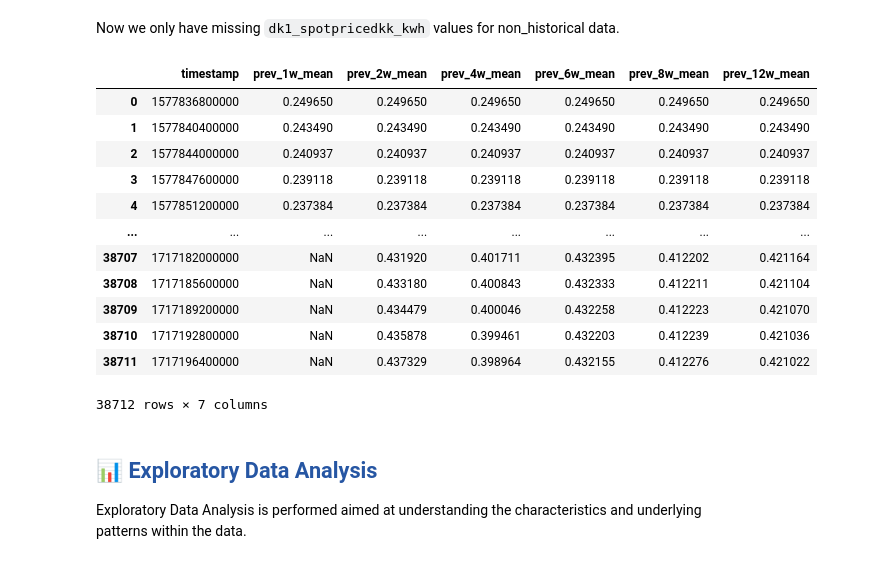
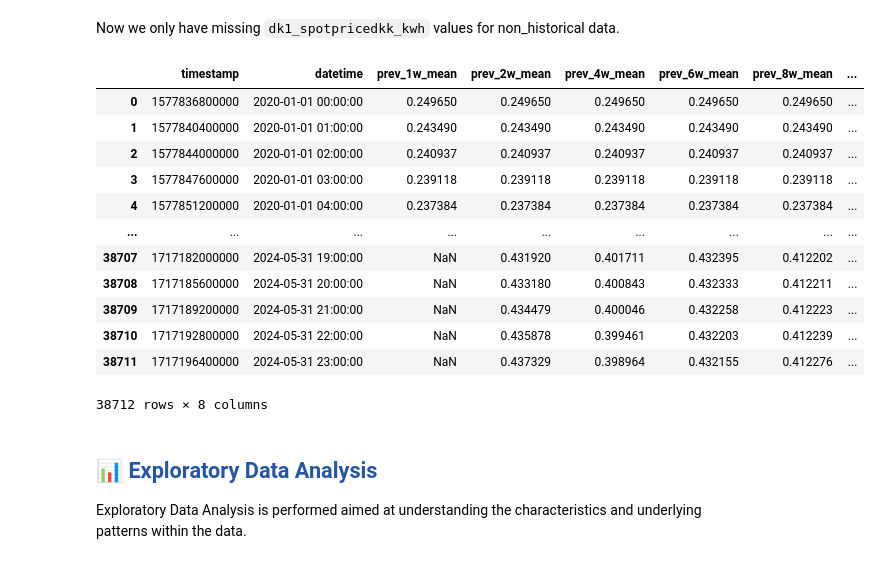
Before and after one commit to Benj3037/bds_m7_second-semester-project, a Jupyter notebook: pipeline/1_feature_backfill.ipynb, the cells around one changed output. Saved outputs shown, nothing was run; the diff lists cells and outputs as text; code cells hidden in the pictures.

```diff
--- a/pipeline/1_feature_backfill.ipynb
+++ b/pipeline/1_feature_backfill.ipynb
@@ -54,7 +54,7 @@ The first dataset we load is hourly electricity prices per day from Energinet/Da
 # Fetching historical electricity prices for area DK1 from January 1, 2020
 # Note: The end date is currently left out to retrieve data up to the day before present date
 # Today is not included in the data as it is not historical data
-electricity_df = electricity_prices.electricity_prices(
+electricity_price_df = electricity_prices.electricity_prices(
     historical=True,
     area=["DK1"],
     start='2020-01-01'
@@ -287,14 +336,14 @@ print(f"Fetching historical calendar from {start} to {end}")
 Fetching historical calendar from 2020-01-01 to 2024-05-31
 # %%
 # Fetching the Danish calendar from January 1, 2020 to the present day plus 7 days. Frequency is set to hourly
-calendar_hours_df = calendar.calendar_denmark(
+danish_calendar_hours_df = calendar.calendar_denmark(
     freq='H',
     start=start,
     end=end
 )
 # %%
 # Merging the electricity and calendar dataframes
-merge_data = pd.merge(electricity_df, calendar_hours_df, how='right', left_on='timestamp', right_on='timestamp')
+merge_data = pd.merge(electricity_price_df, danish_calendar_hours_df, how='right', left_on='timestamp', right_on='timestamp')
 
 # Drop and rename columns
 merge_data = merge_data.drop(columns=['date_x', 'datetime_x', 'hour_x'])
@@ -322,16 +371,16 @@ merge_data[merge_data['dk1_spotpricedkk_kwh'].isna()]
 We can see in the above dataframe that there are some missing historical `dk1_spotpricedkk_kwh` values when we merge on hour. Therefore we want to fill in the gap with the `dk1_spotpricedkk_kwh` of the previous hour. We only want to adjust historical data, therefore, we set `['datetime'].dt.date < today`.
 # %%
 # First we make a copy of the merged data for versioning. Ensures that the original merged data remains unchanged
-merge_data_for_rolling = merge_data.copy()
+merge_data_for_rolling_window = merge_data.copy()
 
 # Get today's date (only the date part, without time)
 today = datetime.today().date()
 
 # Create a boolean mask where the 'datetime' column's date part is before today
-mask = merge_data_for_rolling['datetime'].dt.date < today
+mask = merge_data_for_rolling_window['datetime'].dt.date < today
 
 # Fill NaN values in the 'dk1_spotpricedkk_kwh' column with the previous row's value
 # Only fill NaNs for rows where the date is before today (using the mask)
-merge_data_for_rolling.loc[mask, 'dk1_spotpricedkk_kwh'] = merge_data_for_rolling['dk1_spotpricedkk_kwh'].ffill()
+merge_data_for_rolling_window.loc[mask, 'dk1_spotpricedkk_kwh'] = merge_data_for_rolling_window['dk1_spotpricedkk_kwh'].ffill()
 # %%
 # Checking if there are any missing values in the new merged dataframe
@@ -354,45 +403,45 @@ merge_data_for_rolling[merge_data_for_rolling['dk1_spotpricedkk_kwh'].isna()]
 Now we only have missing `dk1_spotpricedkk_kwh` values for non_historical data.
 # %%
 # Defining a copy of the combined data to avoid modifying the original dataframe
-electricity_window_df = merge_data_for_rolling.copy()
+electricity_price_rolling_window = merge_data_for_rolling_window.copy()
 
 # Adding a column with the mean for the previous 1 week
-electricity_window_df['prev_1w_mean'] = electricity_window_df['dk1_spotpricedkk_kwh'].rolling(window=24*(1*7), min_periods=1).mean()
+electricity_price_rolling_window['prev_1w_mean'] = electricity_price_rolling_window['dk1_spotpricedkk_kwh'].rolling(window=24*(1*7), min_periods=1).mean()
 
 # Adding a column with the mean for the previous 2 weeks
-electricity_window_df['prev_2w_mean'] = electricity_window_df['dk1_spotpricedkk_kwh'].rolling(window=24*(2*7), min_periods=1).mean()
+electricity_price_rolling_window['prev_2w_mean'] = electricity_price_rolling_window['dk1_spotpricedkk_kwh'].rolling(window=24*(2*7), min_periods=1).mean()
 
 # Adding a column with the mean for the previous 4 weeks
-electricity_window_df['prev_4w_mean'] = electricity_window_df['dk1_spotpricedkk_kwh'].rolling(window=24*(4*7), min_periods=1).mean()
+electricity_price_rolling_window['prev_4w_mean'] = electricity_price_rolling_window['dk1_spotpricedkk_kwh'].rolling(window=24*(4*7), min_periods=1).mean()
 
 # Adding a column with the mean for the previous 6 weeks
-electricity_window_df['prev_6w_mean'] = electricity_window_df['dk1_spotpricedkk_kwh'].rolling(window=24*(6*7), min_periods=1).mean()
+electricity_price_rolling_window['prev_6w_mean'] = electricity_price_rolling_window['dk1_spotpricedkk_kwh'].rolling(window=24*(6*7), min_periods=1).mean()
 
 # Adding a column with the mean for the previous 8 weeks
-electricity_window_df['prev_8w_mean'] = electricity_window_df['dk1_spotpricedkk_kwh'].rolling(window=24*(8*7), min_periods=1).mean()
+electricity_price_rolling_window['prev_8w_mean'] = electricity_price_rolling_window['dk1_spotpricedkk_kwh'].rolling(window=24*(8*7), min_periods=1).mean()
 
 # Adding a column with the mean for the previous 12 weeks
-electricity_window_df['prev_12w_mean'] = electricity_window_df['dk1_spotpricedkk_kwh'].rolling(window=24*(12*7), min_periods=1).mean()
+electricity_price_rolling_window['prev_12w_mean'] = electricity_price_rolling_window['dk1_spotpricedkk_kwh'].rolling(window=24*(12*7), min_periods=1).mean()
 
 # Only keep the columns 'timestamp', 'prev_1w_mean', 'prev_2w_mean', and 'prev_4w_mean'
-electricity_window_df=electricity_window_df[['timestamp', 'prev_1w_mean', 'prev_2w_mean', 'prev_4w_mean', 'prev_6w_mean', 'prev_8w_mean', 'prev_12w_mean']]
+electricity_price_rolling_window = electricity_price_rolling_window[['timestamp', 'datetime', 'prev_1w_mean', 'prev_2w_mean', 'prev_4w_mean', 'prev_6w_mean', 'prev_8w_mean', 'prev_12w_mean']]
 
 # Display the DataFrame with the new columns of rolling means
-electricity_window_df
+electricity_price_rolling_window
 # %% [output]
-|  | timestamp | prev_1w_mean | prev_2w_mean | prev_4w_mean | prev_6w_mean | prev_8w_mean | prev_12w_mean |
-| 0 | 1577836800000 | 0.249650 | 0.249650 | 0.249650 | 0.249650 | 0.249650 | 0.249650 |
-| 1 | 1577840400000 | 0.243490 | 0.243490 | 0.243490 | 0.243490 | 0.243490 | 0.243490 |
-| 2 | 1577844000000 | 0.240937 | 0.240937 | 0.240937 | 0.240937 | 0.240937 | 0.240937 |
-| 3 | 1577847600000 | 0.239118 | 0.239118 | 0.239118 | 0.239118 | 0.239118 | 0.239118 |
-| 4 | 1577851200000 | 0.237384 | 0.237384 | 0.237384 | 0.237384 | 0.237384 | 0.237384 |
-| ... | ... | ... | ... | ... | ... | ... | ... |
-| 38707 | 1717182000000 | NaN | 0.431920 | 0.401711 | 0.432395 | 0.412202 | 0.421164 |
-| 38708 | 1717185600000 | NaN | 0.433180 | 0.400843 | 0.432333 | 0.412211 | 0.421104 |
-| 38709 | 1717189200000 | NaN | 0.434479 | 0.400046 | 0.432258 | 0.412223 | 0.421070 |
-| 38710 | 1717192800000 | NaN | 0.435878 | 0.399461 | 0.432203 | 0.412239 | 0.421036 |
-| 38711 | 1717196400000 | NaN | 0.437329 | 0.398964 | 0.432155 | 0.412276 | 0.421022 |
+|  | timestamp | datetime | prev_1w_mean | prev_2w_mean | prev_4w_mean | prev_6w_mean | prev_8w_mean | ... |
+| 0 | 1577836800000 | 2020-01-01 00:00:00 | 0.249650 | 0.249650 | 0.249650 | 0.249650 | 0.249650 | ... |
+| 1 | 1577840400000 | 2020-01-01 01:00:00 | 0.243490 | 0.243490 | 0.243490 | 0.243490 | 0.243490 | ... |
+| 2 | 1577844000000 | 2020-01-01 02:00:00 | 0.240937 | 0.240937 | 0.240937 | 0.240937 | 0.240937 | ... |
+| 3 | 1577847600000 | 2020-01-01 03:00:00 | 0.239118 | 0.239118 | 0.239118 | 0.239118 | 0.239118 | ... |
+| 4 | 1577851200000 | 2020-01-01 04:00:00 | 0.237384 | 0.237384 | 0.237384 | 0.237384 | 0.237384 | ... |
+| ... | ... | ... | ... | ... | ... | ... | ... | ... |
+| 38707 | 1717182000000 | 2024-05-31 19:00:00 | NaN | 0.431920 | 0.401711 | 0.432395 | 0.412202 | ... |
+| 38708 | 1717185600000 | 2024-05-31 20:00:00 | NaN | 0.433180 | 0.400843 | 0.432333 | 0.412211 | ... |
+| 38709 | 1717189200000 | 2024-05-31 21:00:00 | NaN | 0.434479 | 0.400046 | 0.432258 | 0.412223 | ... |
+| 38710 | 1717192800000 | 2024-05-31 22:00:00 | NaN | 0.435878 | 0.399461 | 0.432203 | 0.412239 | ... |
+| 38711 | 1717196400000 | 2024-05-31 23:00:00 | NaN | 0.437329 | 0.398964 | 0.432155 | 0.412276 | ... |
-38712 rows × 7 columns
+38712 rows × 8 columns
 # %% [markdown]
 ## <span style="color:#2656a3;"> 📊 Exploratory Data Analysis
 Exploratory Data Analysis is performed aimed at understanding the characteristics and underlying patterns within the data.
```
Also changed, not shown: parts of 37 cells of this notebook, 2 other files.
